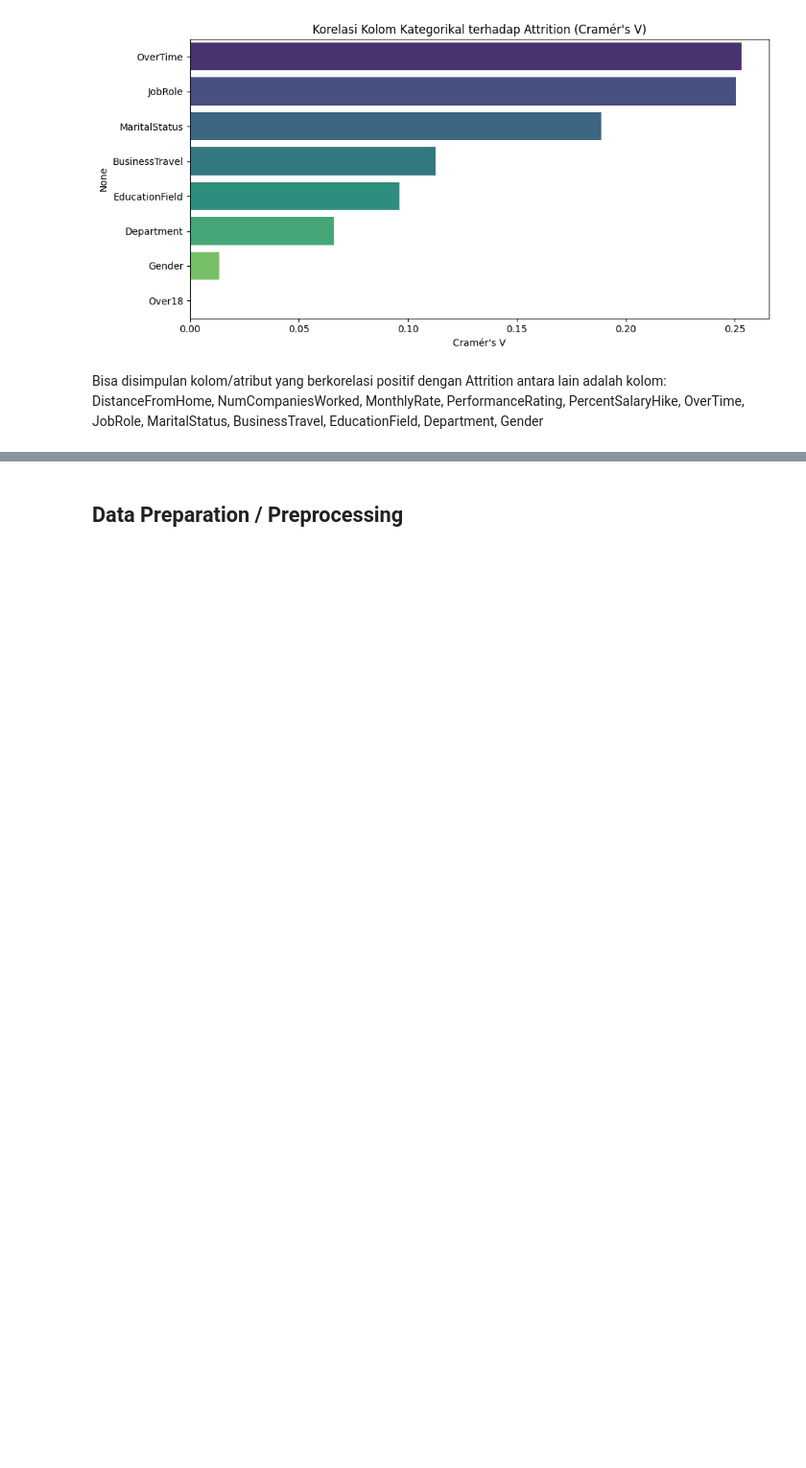
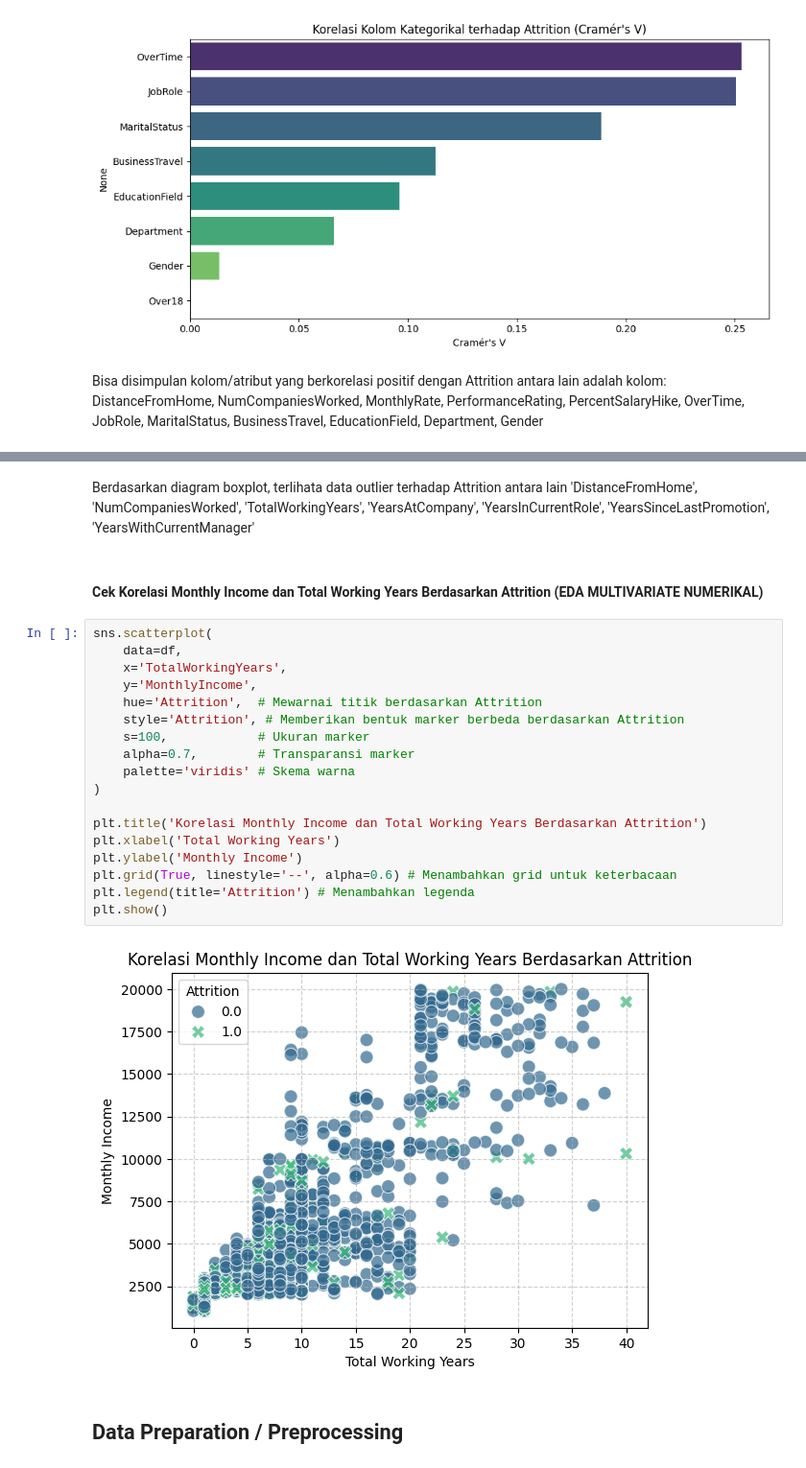
Before and after one commit to rahmantaufik27/analysis-attrition-dicoding, a Jupyter notebook: notebook.ipynb, the cells around one changed output, grey strips where cells are left out. Shown at 96% size. Cells and saved outputs as stored; diff of their text form; blank space fills up the shorter version.

```diff
--- a/notebook.ipynb
+++ b/notebook.ipynb
@@ -204,3 +310,27 @@ DistanceFromHome, NumCompaniesWorked, MonthlyRate, PerformanceRating, PercentSal
+# %% [markdown]
+Berdasarkan diagram boxplot, terlihata data outlier terhadap Attrition antara lain 'DistanceFromHome', 'NumCompaniesWorked', 'TotalWorkingYears', 'YearsAtCompany', 'YearsInCurrentRole', 'YearsSinceLastPromotion', 'YearsWithCurrentManager'
+# %% [markdown]
+#### Cek Korelasi Monthly Income dan Total Working Years Berdasarkan Attrition (EDA MULTIVARIATE NUMERIKAL)
+# %%
+sns.scatterplot(
+    data=df,
+    x='TotalWorkingYears',
+    y='MonthlyIncome',
+    hue='Attrition',  # Mewarnai titik berdasarkan Attrition
+    style='Attrition', # Memberikan bentuk marker berbeda berdasarkan Attrition
+    s=100,            # Ukuran marker
+    alpha=0.7,        # Transparansi marker
+    palette='viridis' # Skema warna
+)
+
+plt.title('Korelasi Monthly Income dan Total Working Years Berdasarkan Attrition')
+plt.xlabel('Total Working Years')
+plt.ylabel('Monthly Income')
+plt.grid(True, linestyle='--', alpha=0.6) # Menambahkan grid untuk keterbacaan
+plt.legend(title='Attrition') # Menambahkan legenda
+plt.show()
+# %% [output]
+[figure, added]
 # %% [markdown]
 ## Data Preparation / Preprocessing
 # %% [markdown]
```
Also changed, not shown: parts of 9 cells of this notebook, 1 other file.
